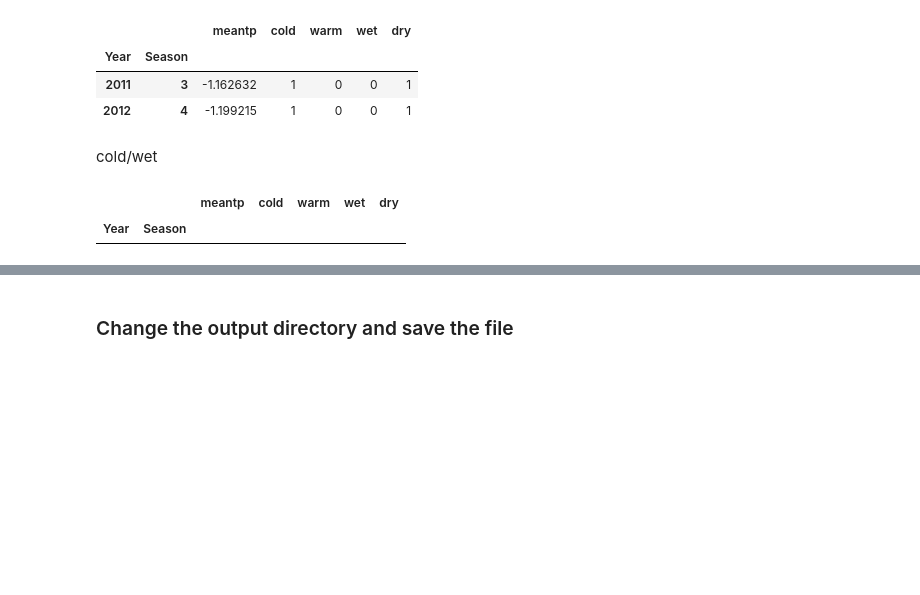
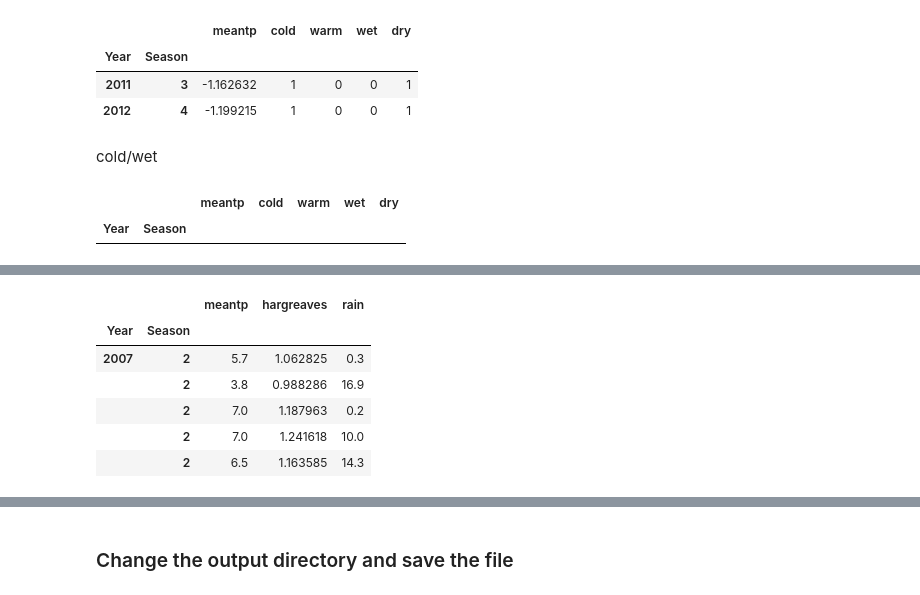
Before and after one commit to podgeflat/block-resampling, a Jupyter notebook: Block Resampling & Z Scores.ipynb, the cells around one changed output, grey strips where cells are left out. Drawn from its saved outputs; the diff is of its cells as text; code cells hidden in the pictures; blank space fills up the shorter version.

```diff
--- a/Block Resampling & Z Scores.ipynb
+++ b/Block Resampling & Z Scores.ipynb
@@ -692,0 +686,11 @@ Loop through for x amount of years
+# %%
+df3 = df2[['meantp','hargreaves','rain']]
+df3.head()
+# %% [output]
+|  |  | meantp | hargreaves | rain |
+| Year | Season |  |  |  |
+| 2007 | 2 | 5.7 | 1.062825 | 0.3 |
+|  | 2 | 3.8 | 0.988286 | 16.9 |
+|  | 2 | 7.0 | 1.187963 | 0.2 |
+|  | 2 | 7.0 | 1.241618 | 10.0 |
+|  | 2 | 6.5 | 1.163585 | 14.3 |
```
Also changed, not shown: parts of 30 cells of this notebook.
